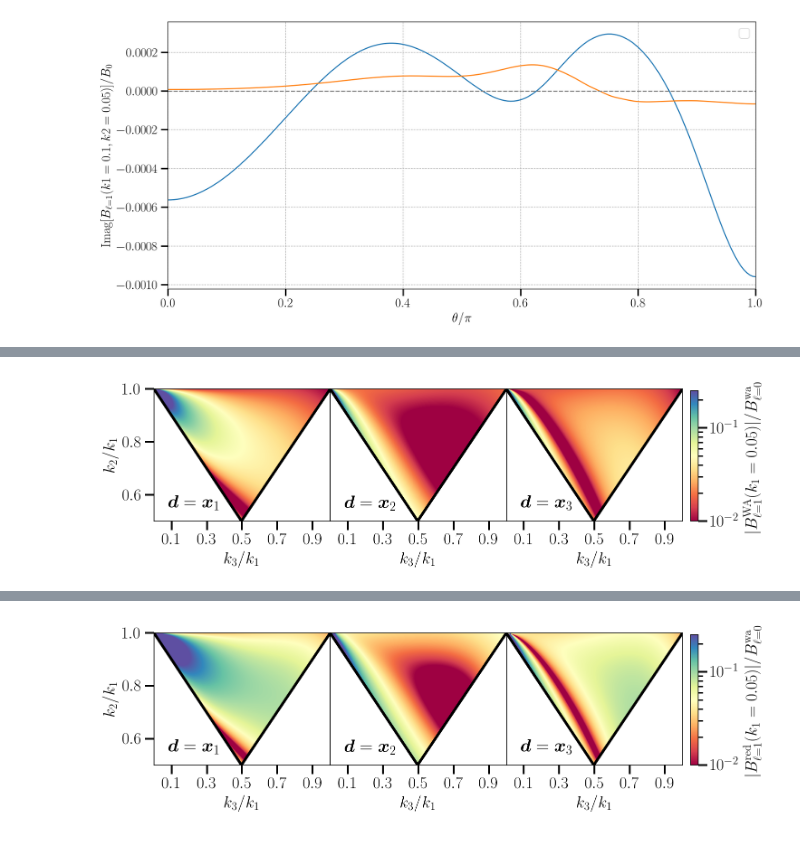
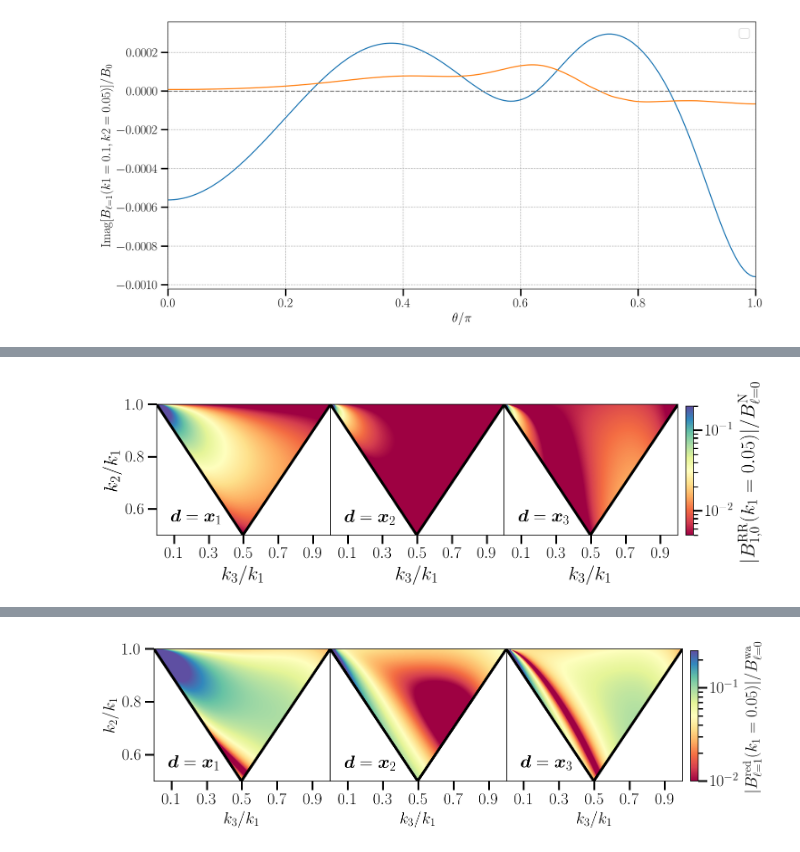
Before and after one commit to craddis1/ws_bk_theory, a Jupyter notebook: Bk_Theory.ipynb, the cells around one changed output, grey strips where cells are left out. Drawn from its saved outputs; the diff is of its cells as text; code cells hidden in the pictures.

```diff
--- a/Bk_Theory.ipynb
+++ b/Bk_Theory.ipynb
@@ -760,17 +722,18 @@ k3 = k1/2
 k2= k1
 theta = np.arccos((k3**2 - k1**2 - k2**2)/(2*k1*k2))
 #k3 = np.sqrt(k1**2 + k2**2 + 2*k1*k2*np.cos(theta))
+
+cosmo_functions = CosmologicalFunctions(cosmo)
 params = cosmo_functions.get_params(k1,k2,theta,zz)
 derivs = cosmo_functions.get_derivs(zz)
 betas = cosmo_functions.get_beta_funcs(zz)
-PNGparams = cosmo_functions.get_PNGparams(1,zz)
+PNGparams = cosmo_functions.get_PNGparams(1,zz,k1,k2,k3)
 
 plt.figure(figsize=(10,6))
 r=0;s=0
 
 totalwa = WA2.l0(params,r,s)+Der2.l0(params,derivs,r,s)+Mix.l0(params,derivs,r,s)+WAGR.l0(params,betas,r,s)+DerGR.l0(params,derivs,betas,r,s)
 total = totalwa+GR2.l0(params,betas)
-total1 = totalwa+GR22.l0(params,betas)
 
 #plt.plot(k3,np.abs(GR2.l0(params,betas)),'-.',label='GR',color='green')
 #plt.plot(k3,np.abs(WA2.l0(params,r,s)),'--',label='Wide-angle',color='blue')
@@ -782,7 +745,6 @@ total1 = totalwa+GR22.l0(params,betas)
 
 plt.plot(k3,np.abs(totalwa),'--',label='Total',color='black')
 plt.plot(k3,np.abs(total),label='Total',color='black')
-plt.plot(k3,np.abs(total1),label='Total',color='green')
 
 plt.xscale('log')
 plt.yscale('log')
@@ -794,5 +888,5 @@ plt.show()
 # %%
-plt.figure(figsize=(10,5))
+
 
 #plt.xlim(0,1)
 z_plot = np.linspace(0.05,0.6,1000)#np.linspace(0.8,1.9,1000)#
@@ -810,7 +904,7 @@ PNGparams = cosmo_functions.get_PNGparams(1,z_plot,k1,k2,k3)
 
 r=0;s=0
 
-norm = GR0.l0(params)
+norm = C
 
 if False:
     #totalwa = WA2.l0(params,r,s)+Der2.l0(params,derivs,r,s)+Mix.l0(params,derivs,r,s)+WAGR.l0(params,betas,r,s)+DerGR.l0(params,derivs,betas,r,s)
@@ -818,7 +912,6 @@ if False:
 
     plt.plot(z_plot,np.abs(totalwa/GR0.l0(params)),'--',label='Total',color='black')
     plt.plot(z_plot,np.abs(total/GR0.l0(params)),label='Total',color='black')
-    #plt.plot(z_plot,(GR22.l0(params,betas)/norm),'-.',label='GR',color='green')
     #plt.plot(z_plot,(WA2.l0(params,r,s)/norm),'--',label='Wide-angle',color='blue')
     #plt.plot(z_plot,(Der2.l0(params,derivs,r,s)/norm),'--',label='redshift derivative',color='red')
     #plt.plot(z_plot,(Mix.l0(params,derivs,r,s)/norm),'-.',label='Mixed',color='orange')
@@ -837,7 +930,7 @@ else:
             z_plot = np.linspace(0.05,0.6,1000)
         else:
             cosmo_functions = CosmologicalFunctions(cosmo)
-            z_plot = np.linspace(0.8,1.9,1000)#np.linspace(0.05,0.6,1000)
+            z_plot = np.linspace(0.9,1.8,1000)#np.linspace(0.05,0.6,1000)
 
         params = cosmo_functions.get_params(k1,k2,theta,z_plot)
         derivs = cosmo_functions.get_derivs(z_plot)
@@ -1086,8 +1089,10 @@ plt.savefig('Milad_plot.png', bbox_inches='tight', dpi=400)
 #so data storage format
 bk_0 = {}
 bk_wa1 = {}
-bk_der1 = {}
-bk_rad2 = {}
+bk_rr1 = {}
+
+#
+bk_rr2 = {}
 # %%
 from tqdm import tqdm
 # Define the function
@@ -1207,9 +1210,9 @@ def plot_triangle_multi(bk0,bk1,bk2,vmax): #plot triangle with mask!
     #fig, axs = plt.subplots(1, 3,figsize=(14,5),sharey=True)
     fig.subplots_adjust(wspace=0)
     # Create the colormap plot
-    im0 = axs[0].imshow(np.abs((bk0).T),aspect=1.5, extent=[0, 1, 0.5, 1], interpolation='bilinear', origin='lower', cmap='Spectral',norm=mpl.colors.LogNorm(1e-2, vmax=vmax))#,vmin=0,vmax=vmax)#
-    im1 = axs[1].imshow(np.abs((bk1).T),aspect=1.5, extent=[0, 1, 0.5, 1], interpolation='bilinear', origin='lower', cmap='Spectral',norm=mpl.colors.LogNorm(1e-2, vmax=vmax))#,vmin=0,vmax=vmax)#
-    im2 = axs[2].imshow(np.abs((bk2).T),aspect=1.5, extent=[0, 1, 0.5, 1], interpolation='bilinear', origin='lower', cmap='Spectral',norm=mpl.colors.LogNorm(1e-2, vmax=vmax))#,vmin=0,vmax=vmax)#
+    im0 = axs[0].imshow(np.abs((bk0).T),aspect=1.5, extent=[0, 1, 0.5, 1], interpolation='bilinear', origin='lower', cmap='Spectral',norm=mpl.colors.LogNorm(5e-3, vmax=vmax))#,vmin=0,vmax=vmax)#
+    im1 = axs[1].imshow(np.abs((bk1).T),aspect=1.5, extent=[0, 1, 0.5, 1], interpolation='bilinear', origin='lower', cmap='Spectral',norm=mpl.colors.LogNorm(5e-3, vmax=vmax))#,vmin=0,vmax=vmax)#
+    im2 = axs[2].imshow(np.abs((bk2).T),aspect=1.5, extent=[0, 1, 0.5, 1], interpolation='bilinear', origin='lower', cmap='Spectral',norm=mpl.colors.LogNorm(5e-3, vmax=vmax))#,vmin=0,vmax=vmax)#
 
     #im0 = axs[0].imshow(((bk0).T),aspect=1.5, extent=[0, 1, 0.5, 1], interpolation='bilinear', origin='lower', cmap='RdBu',vmin=-vmax,vmax=vmax)#,vmin=0,vmax=vmax)#
     #im1 = axs[1].imshow(((bk1).T),aspect=1.5, extent=[0, 1, 0.5, 1], interpolation='bilinear', origin='lower', cmap='RdBu',vmin=-vmax,vmax=vmax)#,vmin=0,vmax=vmax)#
@@ -1224,7 +1227,7 @@ def plot_triangle_multi(bk0,bk1,bk2,vmax): #plot triangle with mask!
     cbar_ax = fig.add_axes([0.81, 0.3, 0.01, 0.4])
     cbar = fig.colorbar(im2, cax=cbar_ax,ticks=[0.01, 0.1, 1])
     #cbar.set_label(r"$ |B^{\rm wa}_{\ell=1}(k_1=0.05)|/B^{\rm pp}_{\ell=0}$")#"$ |B_{\ell=1}(k_1=0.05)|/B_0 $"
-    cbar.set_label(r"$ |B^{\rm RR}_{\ell=1}(k_1=0.05)|/B^{\rm wa}_{\ell=0}$")#"$ |B_{\ell=1}(k_1=0.05)|/B_0 $"
+    cbar.set_label(r"$ |B^{\rm RR}_{(1,0)}(k_1=0.05)|/B^{\rm N}_{\ell=0}$")#"$ |B_{\ell=1}(k_1=0.05)|/B_0 $"
     x_bound = [0,0.4965,1]
     y_bound = [1,0.50,1]#
     #so masking
@@ -1253,5 +1256,5 @@ def plot_triangle_multi(bk0,bk1,bk2,vmax): #plot triangle with mask!
             axs[i].yaxis.set_major_locator(plt.NullLocator())
 
     # Show the plot
-    plt.savefig('endpoint_traingles.png', bbox_inches='tight', dpi=400)
+    plt.savefig('endpoint_triangles_RR.png', bbox_inches='tight', dpi=400)
     plt.show()
@@ -1258,4 +1265,5 @@ def plot_triangle_multi(bk0,bk1,bk2,vmax): #plot triangle with mask!
 # %%
-plot_triangle_multi(bk_wa1['z=1.00, r=0, s=0']/bk_0['z=1.00'],bk_wa1['z=1.00, r=1, s=0']/bk_0['z=1.00'],bk_wa1['z=1.00, r=0, s=1']/bk_0['z=1.00'],0.25)
+#plot_triangle_multi(bk_wa1['z=1.00, r=0, s=0']/bk_0['z=1.00'],bk_wa1['z=1.00, r=1, s=0']/bk_0['z=1.00'],bk_wa1['z=1.00, r=0, s=1']/bk_0['z=1.00'],0.2)
+plot_triangle_multi(bk_rr1['z=1.00, r=0, s=0']/bk_0['z=1.00'],bk_rr1['z=1.00, r=1, s=0']/bk_0['z=1.00'],bk_rr1['z=1.00, r=0, s=1']/bk_0['z=1.00'],0.2)
 # %% [output]
-[figure, old version]
+[figure, new version]
```
Also changed, not shown: parts of 35 cells of this notebook, 8 other files.
